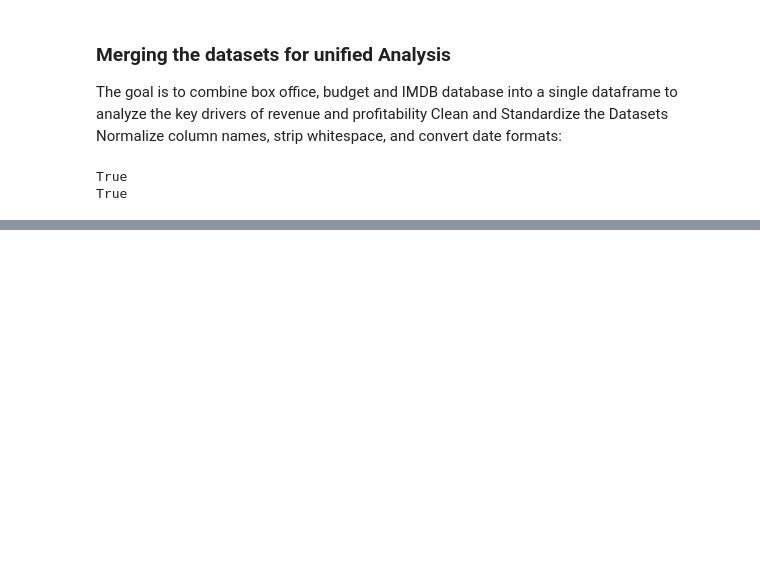
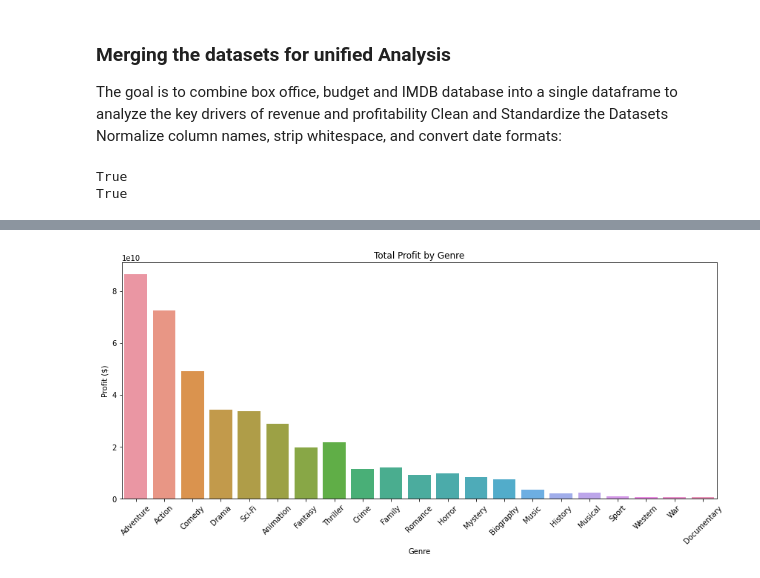
Before and after one commit to Irene-coder-dot/dsc-phase-2-project-v3, a Jupyter notebook: student.ipynb, the cells around one changed output, grey strips where cells are left out. Saved outputs shown, nothing was run; the diff lists cells and outputs as text; code cells hidden in the pictures; blank space fills up the shorter version.

Commit message:
Adding Exploratory Data Analysis

```diff
--- a/student.ipynb
+++ b/student.ipynb
@@ -509,0 +533,17 @@ merged_df
+# %%
+# matched_df.reset_index(drop=True, inplace=True)
+
+matched_df = merged_df[merged_df['primary_title'].notnull()].copy()
+
+# Define important columns to keep
+important_imdb_cols = [
+    'primary_title', 'runtime_minutes', 'genres', 'average_rating', 'num_votes'
+]
+
+# Drop rows with missing critical IMDb data and reset the index
+clean_merged_df = merged_df.dropna(subset=important_imdb_cols).drop_duplicates().reset_index(drop=True)
+
+# # Check result
+# clean_merged_df.info()
+
+clean_merged_df
@@ -509,0 +569,27 @@ merged_df
+# %%
+# Explode genres to handle multiple genres per movie
+
+clean_merged_df['genres'] = clean_merged_df['genres'].fillna('Unknown')
+df_genres = clean_merged_df.assign(genres=clean_merged_df['genres'].str.split(',')).explode('genres')
+
+# Total Revenue and Profit by Genre
+
+genre_performance = df_genres.groupby('genres').agg({
+    'worldwide_gross': 'sum',
+    'profit': 'sum',
+    'movie_id': 'count'
+}).rename(columns={'movie_id': 'movie_count'}).sort_values(by='worldwide_gross', ascending=False)
+
+
+# Plot: Profit by Genre
+
+plt.figure(figsize=(12,6))
+sns.barplot(x=genre_performance.index, y=genre_performance['profit'])
+plt.xticks(rotation=45)
+plt.title('Total Profit by Genre')
+plt.ylabel('Profit ($)')
+plt.xlabel('Genre')
+plt.tight_layout()
+plt.show()
+# %% [output]
+[figure, added]
```
Also changed, not shown: parts of 27 cells of this notebook.
